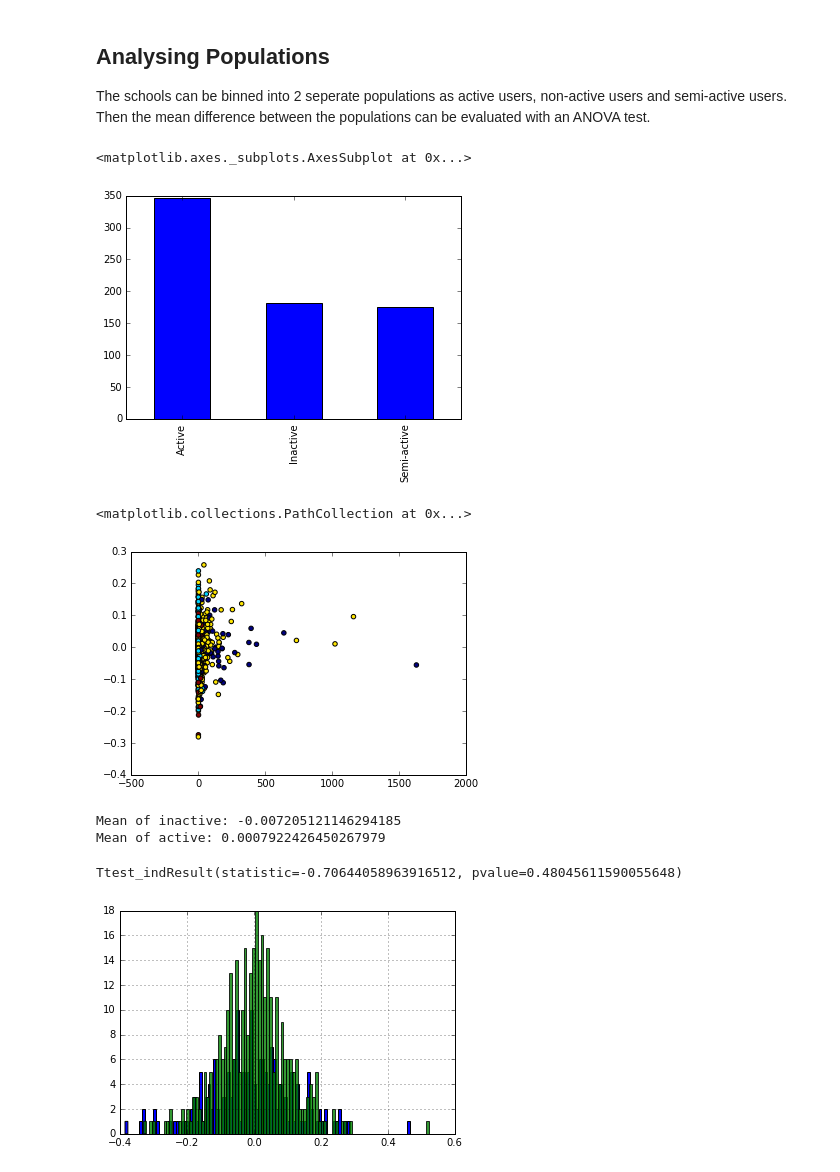
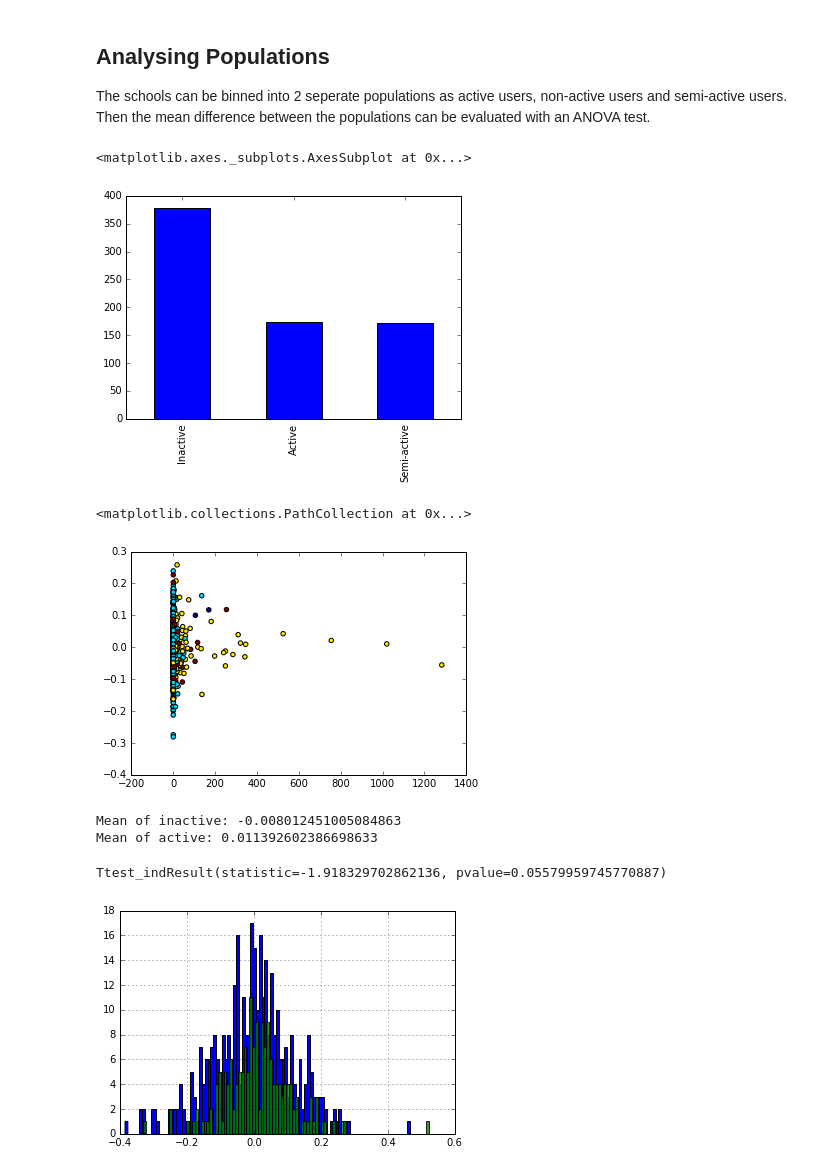
Before and after one commit to KeepFloyding/IP-research, a Jupyter notebook: 3_combine_data/all_data_joined.ipynb, the cells around one changed output. Drawn from its saved outputs; the diff is of its cells as text; code cells hidden in the pictures.

```diff
--- a/3_combine_data/all_data_joined.ipynb
+++ b/3_combine_data/all_data_joined.ipynb
@@ -174,29 +235,26 @@ Then the mean difference between the populations can be evaluated with an ANOVA
 # %%
 # Bin the schools into seperate categories
 
+def bin_groups(df, feature, bins, group_names):
+
+    categories = pd.cut(df[feature],bins, labels=group_names)
+    return categories
 
 
 # ------------------------------------------------------
-# Number of times the teacher has played a video
+# Choose a feature and determine distribution
 # ------------------------------------------------------
-bins = [-0.1, 1, 100]
-group_names = ['Inactive','Active']
 
-df['categories'] = pd.cut(df['play_video_tch'],bins, labels=group_names)
-
-# ------------------------------------------------------
-# Some other teacher feature
-# ------------------------------------------------------
 bins = [-0.1, 0, 10,1000]
 group_names = ['Inactive','Semi-active','Active']
 
-df['categories'] = pd.cut(df['student_activity'],bins, labels=group_names)
+df['categories'] = bin_groups(df,'student_activity',bins,group_names)
 
 # Plot a histogram
 df['categories'].value_counts().plot(kind='bar')
 # %% [output]
 <matplotlib.axes._subplots.AxesSubplot at 0x...>
-[figure, old version]
+[figure, new version]
 # %%
 # Plotting a scatter plot to visualise any clusters
 
@@ -204,7 +262,7 @@ colors = pd.factorize(df['categories'])[0]
 plt.scatter(df['teacher_activity'],df['exam_improv_Mathematics'],c=colors)
 # %% [output]
 <matplotlib.collections.PathCollection at 0x...>
-[figure, old version]
+[figure, new version]
 # %%
 # Plot the histograms of the 2 populations and do a t-test
 
@@ -218,10 +276,10 @@ print('Mean of active:',df[df['categories']=='Active'][feature].mean())
 
 ttest_ind(df[df['categories']=='Inactive'][feature],df[df['categories']=='Active'][feature],equal_var=False)
 # %% [output]
-Mean of inactive: -0.007205121146294185
-Mean of active: 0.0007922426450267979
+Mean of inactive: -0.008012451005084863
+Mean of active: 0.011392602386698633
-Ttest_indResult(statistic=-0.70644058963916512, pvalue=0.48045611590055648)
+Ttest_indResult(statistic=-1.918329702862136, pvalue=0.05579959745770887)
-[figure, old version]
+[figure, new version]
 # %%
 # Doing an F-test on all variables of interest
 
```
Also changed, not shown: parts of 8 cells of this notebook.
